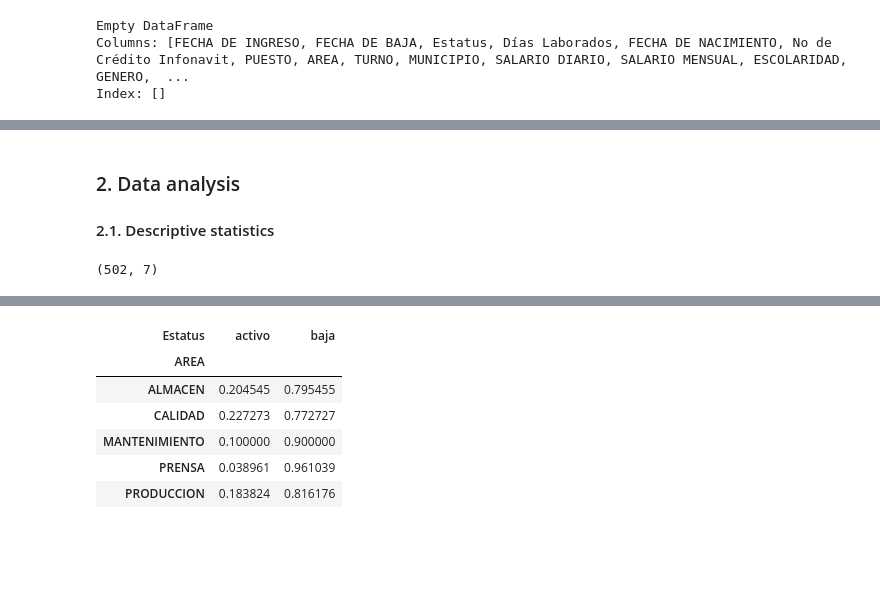
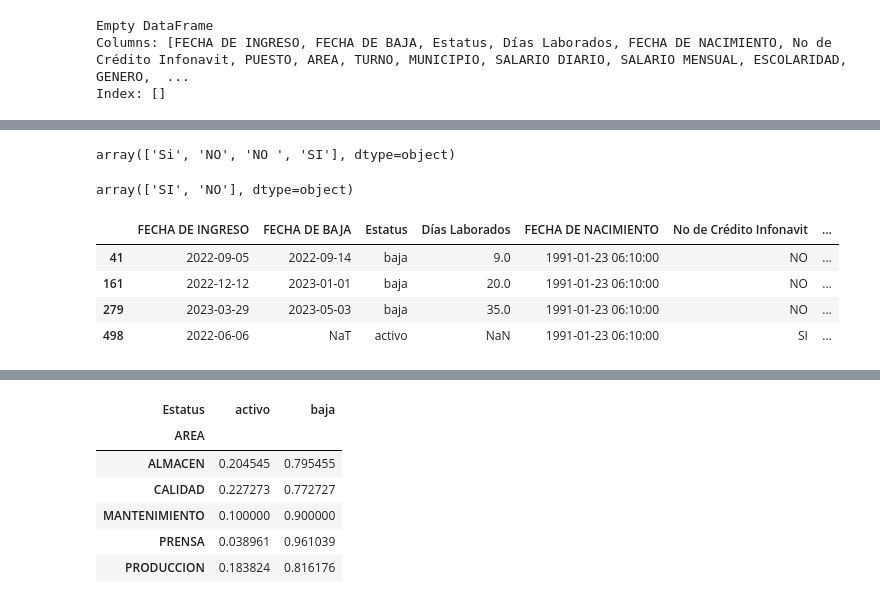
Before and after one commit to Jolmed26/PrediccionRotacionPersonal, a Jupyter notebook: src/EDA.ipynb, the cells around one changed output, grey strips where cells are left out. Drawn from its saved outputs; the diff is of its cells as text; code cells hidden in the pictures; blank space fills up the shorter version.

```diff
--- a/src/EDA.ipynb
+++ b/src/EDA.ipynb
@@ -486,4 +486,11 @@ Empty DataFrame
 Columns: [FECHA DE INGRESO, FECHA DE BAJA, Estatus, Días Laborados, FECHA DE NACIMIENTO, No de Crédito Infonavit, PUESTO, AREA, TURNO, MUNICIPIO, SALARIO DIARIO, SALARIO MENSUAL, ESCOLARIDAD, GENERO,  ...
 Index: []
 # %%
-# Se rellenan fechas de nacimiento faltantes con la media de fechas de nacimiento
+# Se rellenan fechas de nacimiento faltantes con
+# media de fechas de nacimiento
+
+media_nacimiento = df['FECHA DE NACIMIENTO'].mean()
+print(media_nacimiento)
+
+df['FECHA DE NACIMIENTO'].fillna(media_nacimiento, inplace=True)
+print(df['FECHA DE NACIMIENTO'])
@@ -537,8 +510,0 @@ df_0_0_0.groupby('Estatus').count()
-# %% [markdown]
-### 2. Data analysis <br>
-
-#### 2.1. Descriptive statistics
-# %%
-df_0_0.shape
-# %% [output]
-(502, 7)
@@ -544,0 +513,26 @@ df_0_0.shape
+# %%
+# No de crédito infonavit
+df['No de Crédito Infonavit'].unique()
+# %% [output]
+array(['Si', 'NO', 'NO ', 'SI'], dtype=object)
+# %%
+# Se homologan los SI y NO.
+
+df.loc[df['No de Crédito Infonavit'] == "Si", 'No de Crédito Infonavit'] = "SI"
+df.loc[df['No de Crédito Infonavit'] == "NO ", 'No de Crédito Infonavit'] = "NO"
+
+df['No de Crédito Infonavit'].unique()
+# %% [output]
+array(['SI', 'NO'], dtype=object)
+# %%
+# Area
+
+# Valores en blanco en área
+
+df[df['AREA'] == '']
+# %% [output]
+|  | FECHA DE INGRESO | FECHA DE BAJA | Estatus | Días Laborados | FECHA DE NACIMIENTO | No de Crédito Infonavit | ... |
+| 41 | 2022-09-05 | 2022-09-14 | baja | 9.0 | 1991-01-23 06:10:00 | NO | ... |
+| 161 | 2022-12-12 | 2023-01-01 | baja | 20.0 | 1991-01-23 06:10:00 | NO | ... |
+| 279 | 2023-03-29 | 2023-05-03 | baja | 35.0 | 1991-01-23 06:10:00 | NO | ... |
+| 498 | 2022-06-06 | NaT | activo | NaN | 1991-01-23 06:10:00 | SI | ... |
```
Also changed, not shown: parts of 34 cells of this notebook.
